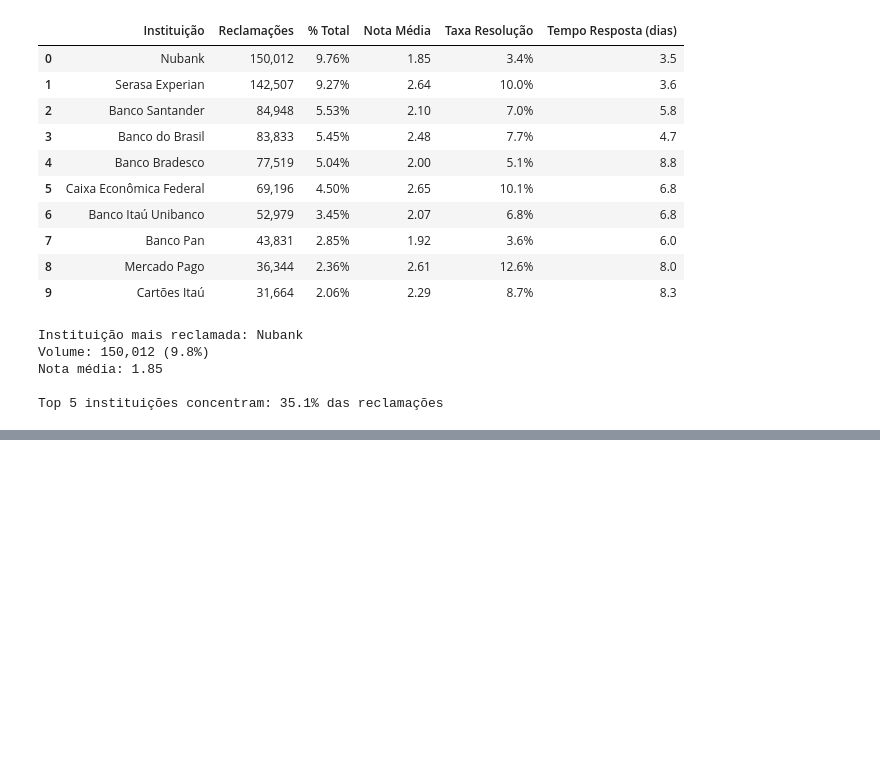
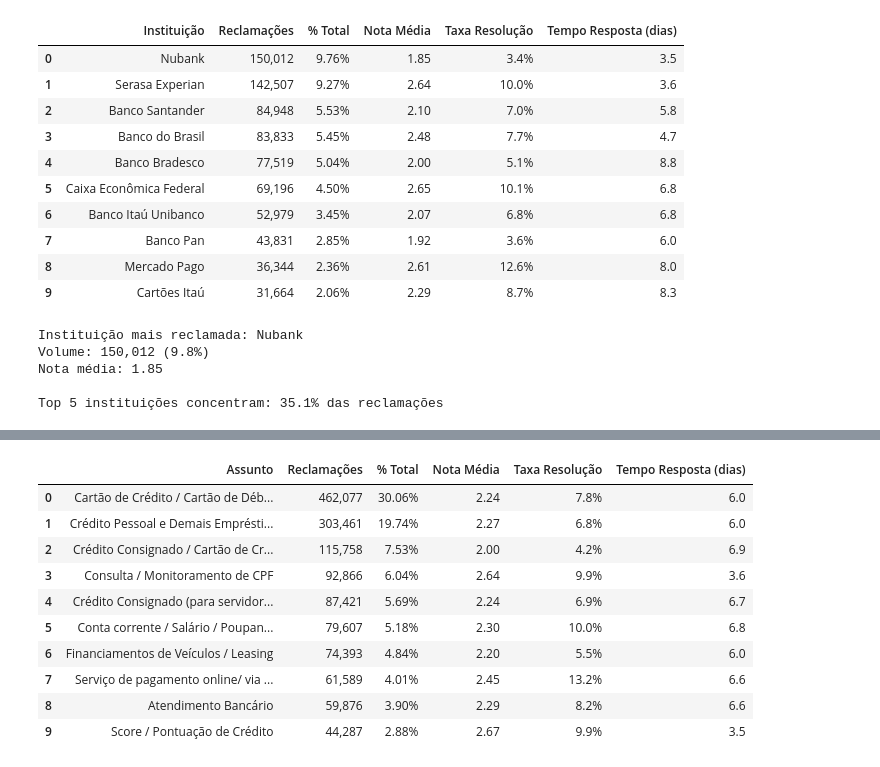
Before and after one commit to afloradda/projeto_mediacao_bancaria, a Jupyter notebook: analises/silver/notebooks_silver/03_analises_terciarias.ipynb, the cells around one changed output, grey strips where cells are left out. Saved outputs shown, nothing was run; the diff lists cells and outputs as text; code cells hidden in the pictures; blank space fills up the shorter version.

```diff
--- a/analises/silver/notebooks_silver/03_analises_terciarias.ipynb
+++ b/analises/silver/notebooks_silver/03_analises_terciarias.ipynb
@@ -1921,0 +2263,81 @@ Top 5 instituições concentram: 35.1% das reclamações
+# %%
+print("="*80)
+print("TOP 10 ASSUNTOS (TIPOS DE PROBLEMA) MAIS RECLAMADOS")
+print("="*80)
+print("\nObjetivo: Identificar as principais dores do consumidor brasileiro")
+print("-"*80)
+
+# Contagem por assunto
+assuntos_unicos, contagens_assunto = np.unique(arr_assunto, return_counts=True)
+
+# Ordenação e seleção top 10
+idx_assunto_ord = np.argsort(contagens_assunto)[::-1]
+top10_assuntos = assuntos_unicos[idx_assunto_ord][:10]
+top10_contagens_assunto = contagens_assunto[idx_assunto_ord][:10]
+
+# Percentuais
+pct_assuntos = (top10_contagens_assunto / total_registros) * 100
+
+# Nota média por assunto
+notas_por_assunto = np.array([
+    np.nanmean(arr_nota_completo[arr_assunto == assunto])
+    for assunto in top10_assuntos
+])
+
+# Taxa de resolução por assunto
+taxa_resolucao_assunto = np.array([
+    (np.sum((arr_assunto == assunto) & (arr_avaliacao == 'Resolvida')) / np.sum(arr_assunto == assunto)) * 100
+    for assunto in top10_assuntos
+])
+
+# Tempo médio por assunto
+tempo_medio_assunto = np.array([
+    np.nanmean(arr_tempo_resposta[arr_assunto == assunto])
+    for assunto in top10_assuntos
+])
+
+# DataFrame resultado
+df_top10_assuntos = pd.DataFrame({
+    'Assunto': top10_assuntos,
+    'Reclamações': top10_contagens_assunto,
+    '% Total': pct_assuntos,
+    'Nota Média': notas_por_assunto,
+    'Taxa Resolução': taxa_resolucao_assunto,
+    'Tempo Resposta (dias)': tempo_medio_assunto
+})
+
+display(
+    df_top10_assuntos.style
+    .format({
+        '% Total': '{:.2f}%',
+        'Reclamações': '{:,}',
+        'Nota Média': '{:.2f}',
+        'Taxa Resolução': '{:.1f}%',
+        'Tempo Resposta (dias)': '{:.1f}'
+    })
+    .background_gradient(cmap='Blues', subset=['Reclamações'])
+    .background_gradient(cmap='YlOrBr', subset=['Nota Média'], vmin=1, vmax=5)
+    .background_gradient(cmap='Greens', subset=['Taxa Resolução'], vmin=0, vmax=100)
+)
+
+# Análise do assunto predominante
+assunto_lider = top10_assuntos[0]
+qtd_assunto_lider = top10_contagens_assunto[0]
+pct_assunto_lider = pct_assuntos[0]
+nota_assunto_lider = notas_por_assunto[0]
+
+print(f"\nASSUNTO MAIS RECLAMADO:")
+print(f"  {assunto_lider}")
+print(f"  Volume: {qtd_assunto_lider:,} ({pct_assunto_lider:.1f}%)")
+print(f"  Nota média: {nota_assunto_lider:.2f}")
+
+# Assunto com pior nota
+idx_pior_nota = np.nanargmin(notas_por_assunto)
+print(f"\nASSUNTO COM PIOR SATISFAÇÃO:")
+print(f"  {top10_assuntos[idx_pior_nota]}")
+print(f"  Nota média: {notas_por_assunto[idx_pior_nota]:.2f}")
+
+# Concentração top 5
+top5_assuntos_concentracao = np.sum(pct_assuntos[:5])
+print(f"\nTop 5 assuntos concentram: {top5_assuntos_concentracao:.1f}% das reclamações")
+# %% [output]
@@ -1921,0 +2350,11 @@ Top 5 instituições concentram: 35.1% das reclamações
+|  | Assunto | Reclamações | % Total | Nota Média | Taxa Resolução | Tempo Resposta (dias) |
+| 0 | Cartão de Crédito / Cartão de Déb... | 462,077 | 30.06% | 2.24 | 7.8% | 6.0 |
+| 1 | Crédito Pessoal e Demais Emprésti... | 303,461 | 19.74% | 2.27 | 6.8% | 6.0 |
+| 2 | Crédito Consignado / Cartão de Cr... | 115,758 | 7.53% | 2.00 | 4.2% | 6.9 |
+| 3 | Consulta / Monitoramento de CPF | 92,866 | 6.04% | 2.64 | 9.9% | 3.6 |
+| 4 | Crédito Consignado (para servidor... | 87,421 | 5.69% | 2.24 | 6.9% | 6.7 |
+| 5 | Conta corrente / Salário / Poupan... | 79,607 | 5.18% | 2.30 | 10.0% | 6.8 |
+| 6 | Financiamentos de Veículos / Leasing | 74,393 | 4.84% | 2.20 | 5.5% | 6.0 |
+| 7 | Serviço de pagamento online/ via ... | 61,589 | 4.01% | 2.45 | 13.2% | 6.6 |
+| 8 | Atendimento Bancário | 59,876 | 3.90% | 2.29 | 8.2% | 6.6 |
+| 9 | Score / Pontuação de Crédito | 44,287 | 2.88% | 2.67 | 9.9% | 3.5 |
```
Also changed, not shown: parts of 8 cells of this notebook, 1 other file.
